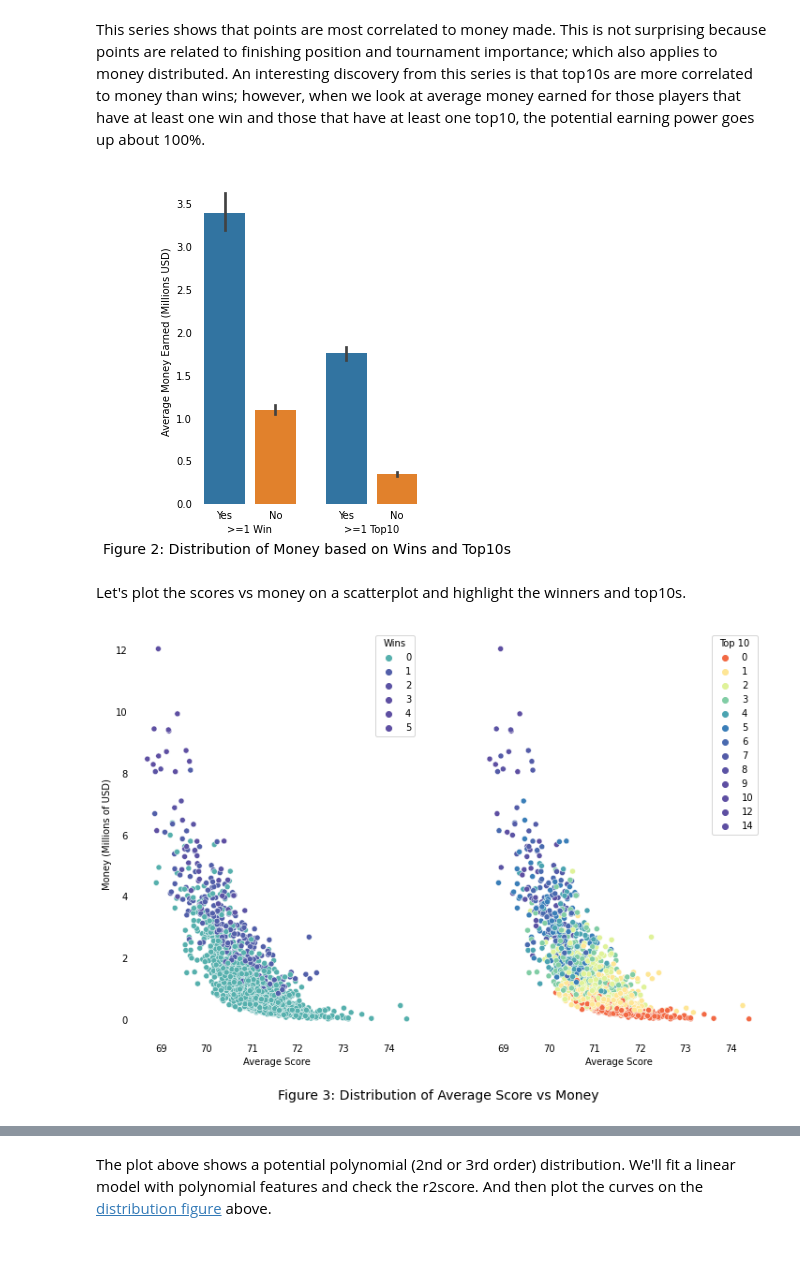
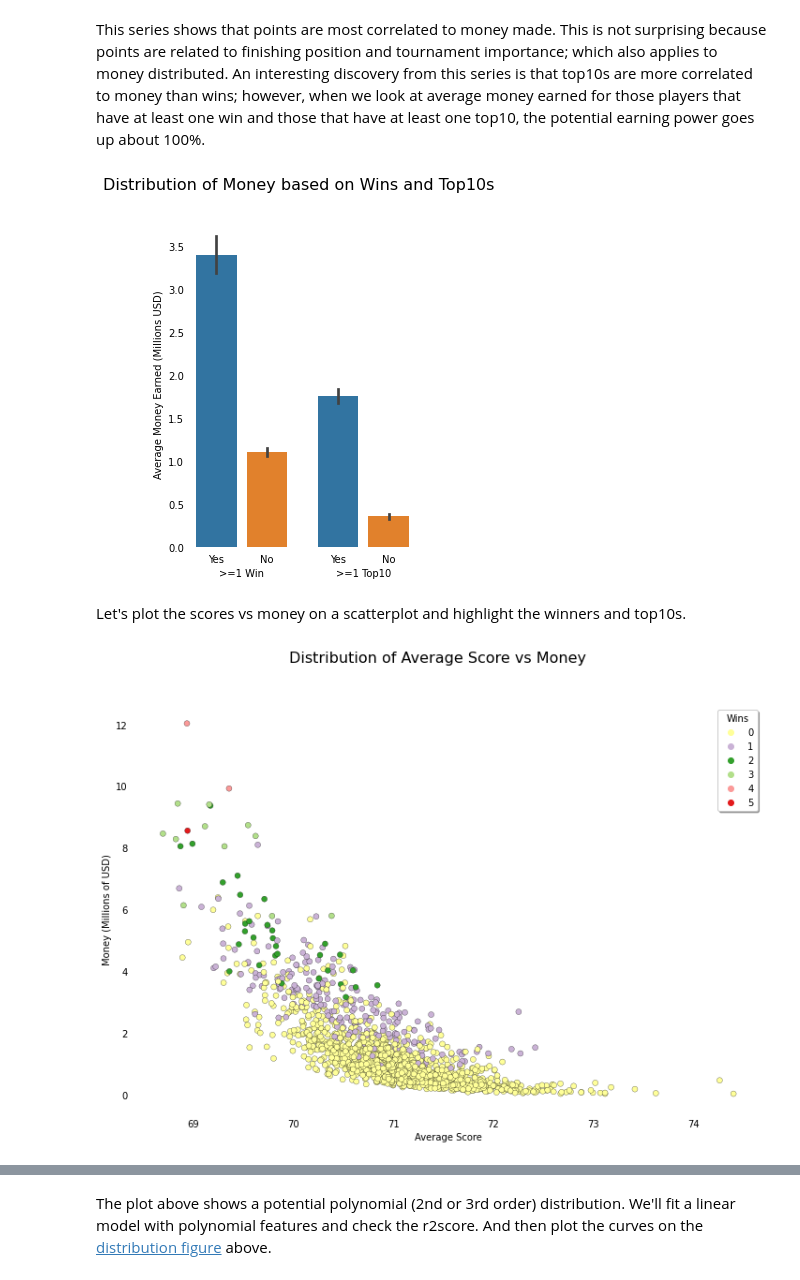
Before and after one commit to jbaviation/PGA-Analysis-2010-2018, a Jupyter notebook: PGA_Analysis.ipynb, the cells around one changed output, grey strips where cells are left out. Saved outputs shown, nothing was run; the diff lists cells and outputs as text; code cells hidden in the pictures; blank space fills up the shorter version.

```diff
--- a/PGA_Analysis.ipynb
+++ b/PGA_Analysis.ipynb
@@ -56,7 +56,7 @@ for comp in to_remove:
 
 
 fg=0  # Start with figure=0 so that figures automatically increment with the code
-def figure_incrementer(fig_title, plt_instance, use_incrementer=True):
+def figure_incrementer(fig_title, plt_instance, use_incrementer=False, location='top'):
     """Function to increment figures automatically so that when the final notebook has been run, it will
        automatically set the appropriate figure number
 
@@ -69,11 +69,19 @@ def figure_incrementer(fig_title, plt_instance, use_incrementer=True):
 
     # Increment figure number and set title based on fg number
     global fg
-    fg += 1
-    set_title = 'Figure {}: '.format(fg) + fig_title
+    if use_incrementer:
+        fg += 1
+        set_title = 'Figure {}: '.format(fg) + fig_title
+    else:
+        set_title = fig_title
 
     # Set location of the title on the plt_instance
-    plt_instance.figtext(0.5, 0.01, set_title, wrap=True, horizontalalignment='center', fontsize=14)
+    if location.lower()=='bottom':
+        plt_instance.figtext(0.5, 0.01, set_title, wrap=True, horizontalalignment='center', fontsize=14)
+    elif location.lower()=='top':
+        plt_instance.suptitle(set_title, fontsize=16)
+    else:
+        raise ValueError('figure_incrementer location must be set to "top" or "bottom"')
 # %% [markdown]
 ## Data Preparation <a name="dm3"></a>
 
@@ -183,23 +191,48 @@ axes[1].set_xlabel('>=1 Top10')
 title = 'Distribution of Money based on Wins and Top10s'
 figure_incrementer(title, plt)
 # %% [output]
-[figure, old version]
+[figure, new version]
 # %% [markdown]
 Let's plot the scores vs money on a scatterplot and highlight the winners and top10s. <a name="fig1"></a>
 # %%
+# Select settings
+plot_wins = True
+plot_top10 = False
+# palette = 'Paired'
+params = dict(palette='Paired',
+              edgecolor='k',
+              linewidth=.25)
+
+# Create dataframe subsets
 wins = pga['Wins'].astype(np.int64)
 top10 = pga['Top 10'].astype(np.int64)
 
-fig, axes = plt.subplots(1, 2, figsize=(12,8), sharey=True)
-sns.scatterplot(ax=axes[0], x=pga['Average Score'], y=pga['Money'],
-                hue=wins.astype('str'), hue_order=wins.sort_values().astype('str'), palette='Spectral')
-sns.scatterplot(ax=axes[1], x=pga['Average Score'], y=pga['Money'],
-                hue=top10.astype('str'), hue_order=top10.sort_values().astype('str'), palette='Spectral')
+# Plot based on settings above
+if plot_wins & plot_top10:
+    fig, axes = plt.subplots(1, 2, figsize=(8,8), sharey=True)
+    axes[0].set_ylabel('Money (Millions of USD)')
+    sns.scatterplot(ax=axes[0], x=pga['Average Score'], y=pga['Money'],
+                    hue=wins.astype('str'), hue_order=wins.sort_values().astype('str'), **params)
+    sns.scatterplot(ax=axes[1], x=pga['Average Score'], y=pga['Money'],
+                    hue=top10.astype('str'), hue_order=top10.sort_values().astype('str'), **params)
 
-axes[0].set_ylabel('Money (Millions of USD)')
+else:
+    fig, ax = plt.subplots(1, 1, figsize=(12,8))
+    ax.set_ylabel('Money (Millions of USD)')
+    if plot_wins:
+        sns.scatterplot(x=pga['Average Score'], y=pga['Money'],
+                        hue=wins.astype('str'), hue_order=wins.sort_values().astype('str'), **params)
+    elif plot_top10:
+        sns.scatterplot(x=pga['Average Score'], y=pga['Money'],
+                        hue=top10.astype('str'), hue_order=top10.sort_values().astype('str'), **params)
+    else:
+        pass
+
+plt.legend(shadow=True, title='Wins')
 
 # Set title
 title = 'Distribution of Average Score vs Money'
 figure_incrementer(title, plt)
+# plt.suptitle(title, fontsize=16)
 # %% [output]
-[figure, old version]
+[figure, new version]
```
Also changed, not shown: parts of 26 cells of this notebook, 10 other files.
